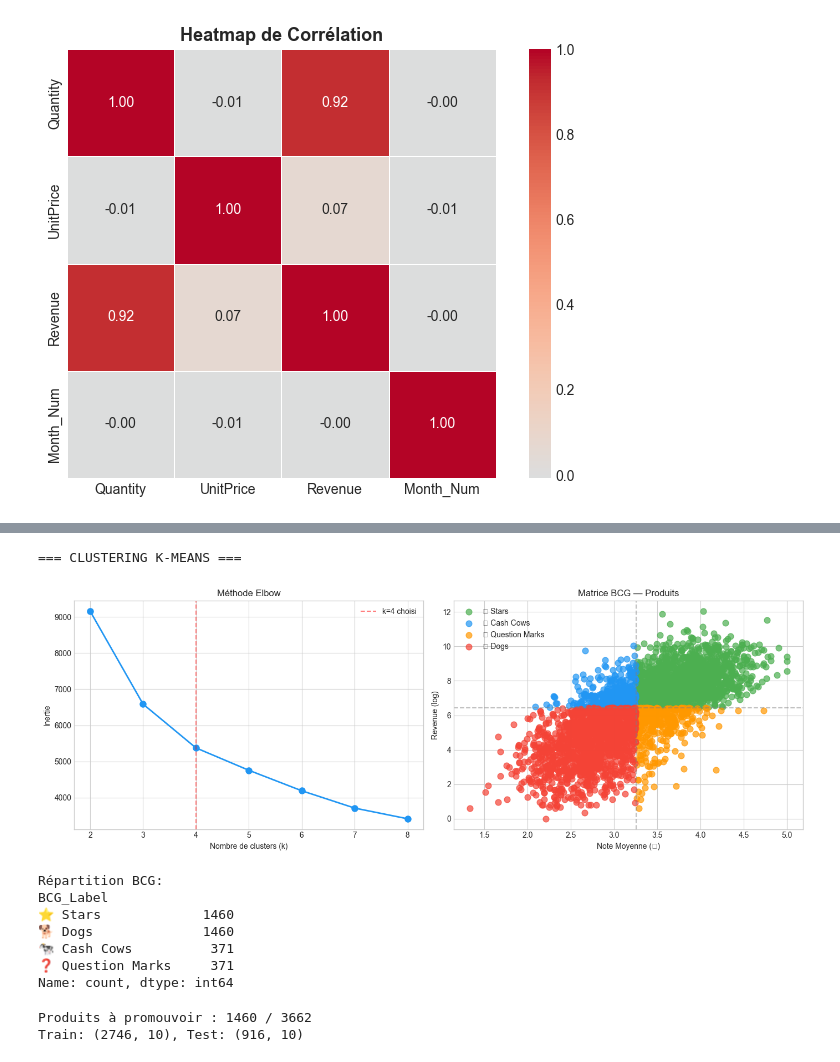
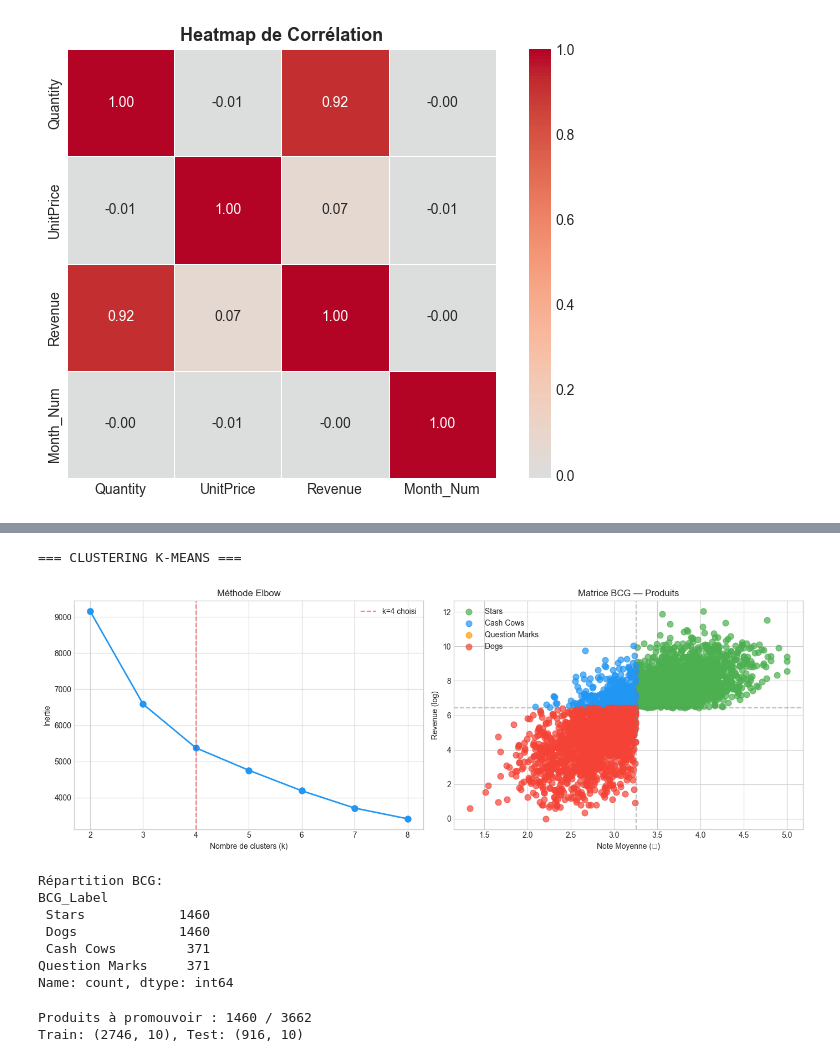
Before and after one commit to salmazakour/dddm_salmazakour, a Jupyter notebook: notebooks/DDDM_Ecommerce_Analysis.ipynb, the cells around one changed output, grey strips where cells are left out. Saved outputs shown, nothing was run; the diff lists cells and outputs as text; code cells hidden in the pictures.

```diff
--- a/notebooks/DDDM_Ecommerce_Analysis.ipynb
+++ b/notebooks/DDDM_Ecommerce_Analysis.ipynb
@@ -573,7 +565,7 @@ cluster_profile = product_df.groupby('Cluster').agg(
 # Trier par revenue pour assigner labels BCG
 cluster_profile = cluster_profile.sort_values('AvgRevenue')
 label_map = {}
-labels = ['🐕 Dogs', '❓ Question Marks', '🐄 Cash Cows', '⭐ Stars']
+labels = [' Dogs', ' Question Marks', 'Cash Cows', 'Stars']
 for i, row in cluster_profile.iterrows():
     # Stars : high revenue + high rating
     # Dogs : low revenue + low rating
@@ -582,45 +574,45 @@ for i, row in cluster_profile.iterrows():
 # Assignation basée sur Revenue + Rating
 rev_med = product_df['TotalRevenue'].median()
 rat_med = product_df['AvgRating'].median()
 def bcg_label(row):
     high_rev = row['TotalRevenue'] >= rev_med
     high_rat = row['AvgRating'] >= rat_med
-    if high_rev and high_rat: return '⭐ Stars'
-    if high_rev and not high_rat: return '🐄 Cash Cows'
-    if not high_rev and high_rat: return '❓ Question Marks'
-    return '🐕 Dogs'
+    if high_rev and high_rat: return ' Stars'
+    if high_rev and not high_rat: return ' Cash Cows'
+    if not high_rev and high_rat: return 'Question Marks'
+    return ' Dogs'
 
 product_df['BCG_Label'] = product_df.apply(bcg_label, axis=1)
 
 # Scatter Revenue vs Rating coloré par BCG
-bcg_colors = {'⭐ Stars':'#4CAF50', '🐄 Cash Cows':'#2196F3',
-               '❓ Question Marks':'#FF9800', '🐕 Dogs':'#F44336'}
+bcg_colors = {' Stars':'#4CAF50', ' Cash Cows':'#2196F3',
+               ' Question Marks':'#FF9800', ' Dogs':'#F44336'}
 for label, color in bcg_colors.items():
     mask = product_df['BCG_Label'] == label
     axes[1].scatter(product_df[mask]['AvgRating'],
                     np.log1p(product_df[mask]['TotalRevenue']),
                     c=color, label=label, alpha=0.7, s=60)
 axes[1].set_title('Matrice BCG — Produits')
 axes[1].set_xlabel('Note Moyenne (★)')
 axes[1].set_ylabel('Revenue (log)')
 axes[1].legend()
 axes[1].axvline(x=rat_med, color='gray', linestyle='--', alpha=0.5)
 axes[1].axhline(y=np.log1p(rev_med), color='gray', linestyle='--', alpha=0.5)
 
 plt.tight_layout()
 plt.savefig('../docs/fig_clustering.png', dpi=120, bbox_inches='tight')
 plt.show()
 
 print('\nRépartition BCG:')
 print(product_df['BCG_Label'].value_counts())
 # %% [output]
 === CLUSTERING K-MEANS ===
-[figure, old version]
+[figure, new version]
 Répartition BCG:
 BCG_Label
-⭐ Stars             1460
-🐕 Dogs              1460
-🐄 Cash Cows          371
-❓ Question Marks     371
+ Stars            1460
+ Dogs             1460
+ Cash Cows         371
+Question Marks     371
 Name: count, dtype: int64
 # %%
```
Also changed, not shown: parts of 24 cells of this notebook, 3 other files.
